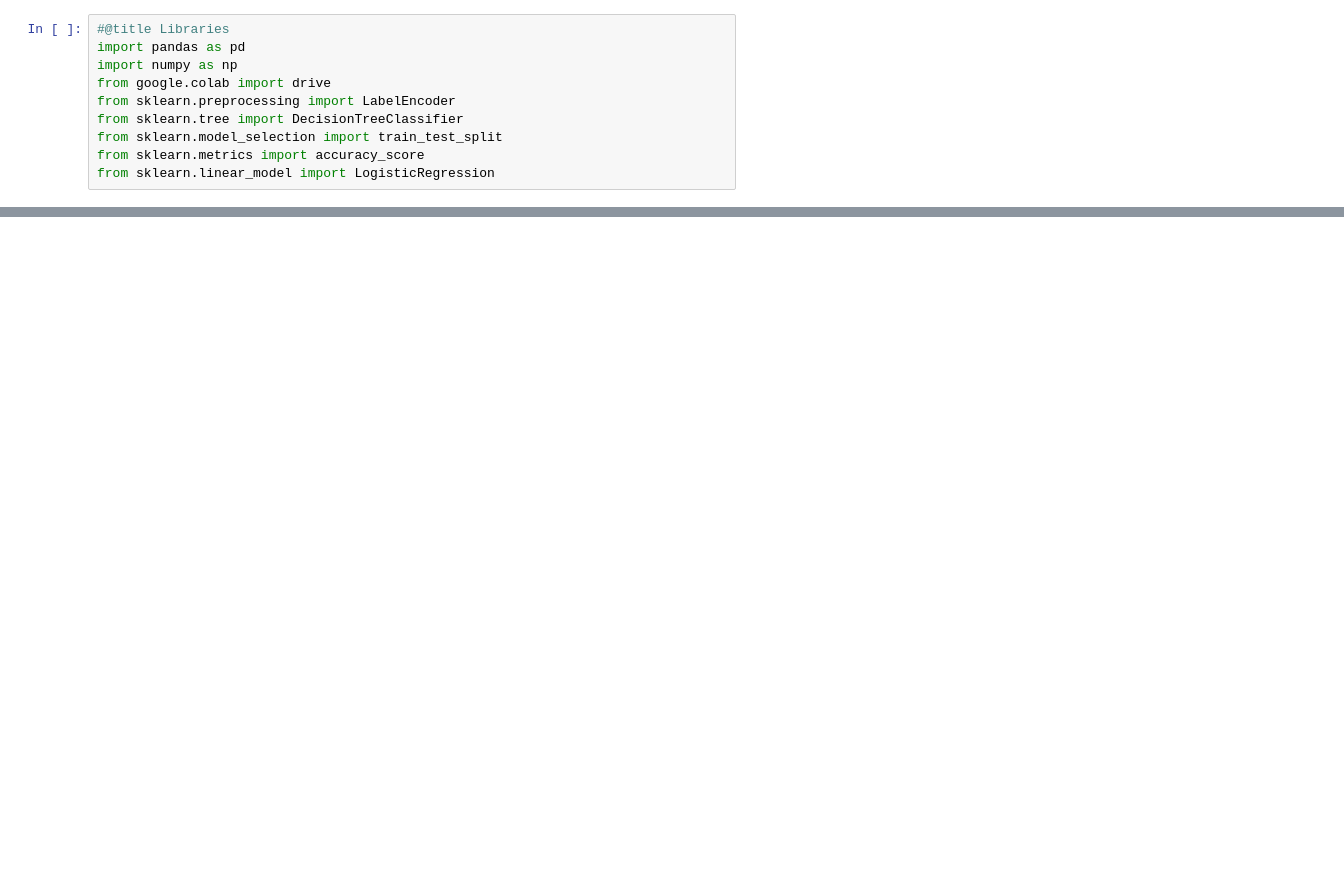
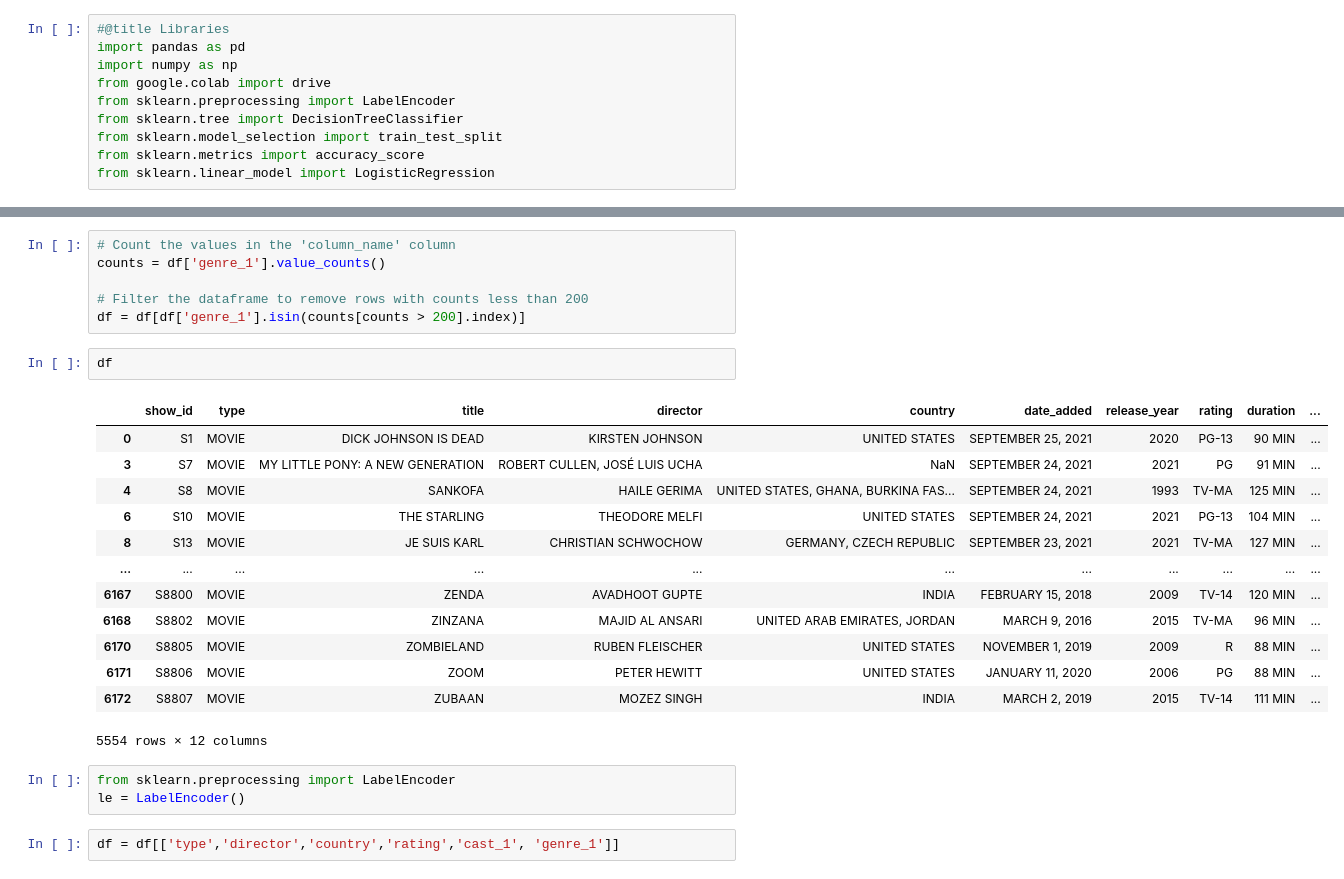
Before and after one commit to akashganesan1/Netflix-Shows-Movies-Genre-Prediction, a Jupyter notebook: Netflix Genre Prediction.ipynb, the cells around one changed output, grey strips where cells are left out. Drawn from its saved outputs; the diff is of its cells as text; blank space fills up the shorter version.

```diff
--- a/Netflix Genre Prediction.ipynb
+++ b/Netflix Genre Prediction.ipynb
@@ -39,0 +194,27 @@ df
+# %%
+# Count the values in the 'column_name' column
+counts = df['genre_1'].value_counts()
+
+# Filter the dataframe to remove rows with counts less than 200
+df = df[df['genre_1'].isin(counts[counts > 200].index)]
+# %%
+df
+# %% [output]
+|  | show_id | type | title | director | country | date_added | release_year | rating | duration | ... |
+| 0 | S1 | MOVIE | DICK JOHNSON IS DEAD | KIRSTEN JOHNSON | UNITED STATES | SEPTEMBER 25, 2021 | 2020 | PG-13 | 90 MIN | ... |
+| 3 | S7 | MOVIE | MY LITTLE PONY: A NEW GENERATION | ROBERT CULLEN, JOSÉ LUIS UCHA | NaN | SEPTEMBER 24, 2021 | 2021 | PG | 91 MIN | ... |
+| 4 | S8 | MOVIE | SANKOFA | HAILE GERIMA | UNITED STATES, GHANA, BURKINA FAS... | SEPTEMBER 24, 2021 | 1993 | TV-MA | 125 MIN | ... |
+| 6 | S10 | MOVIE | THE STARLING | THEODORE MELFI | UNITED STATES | SEPTEMBER 24, 2021 | 2021 | PG-13 | 104 MIN | ... |
+| 8 | S13 | MOVIE | JE SUIS KARL | CHRISTIAN SCHWOCHOW | GERMANY, CZECH REPUBLIC | SEPTEMBER 23, 2021 | 2021 | TV-MA | 127 MIN | ... |
+| ... | ... | ... | ... | ... | ... | ... | ... | ... | ... | ... |
+| 6167 | S8800 | MOVIE | ZENDA | AVADHOOT GUPTE | INDIA | FEBRUARY 15, 2018 | 2009 | TV-14 | 120 MIN | ... |
+| 6168 | S8802 | MOVIE | ZINZANA | MAJID AL ANSARI | UNITED ARAB EMIRATES, JORDAN | MARCH 9, 2016 | 2015 | TV-MA | 96 MIN | ... |
+| 6170 | S8805 | MOVIE | ZOMBIELAND | RUBEN FLEISCHER | UNITED STATES | NOVEMBER 1, 2019 | 2009 | R | 88 MIN | ... |
+| 6171 | S8806 | MOVIE | ZOOM | PETER HEWITT | UNITED STATES | JANUARY 11, 2020 | 2006 | PG | 88 MIN | ... |
+| 6172 | S8807 | MOVIE | ZUBAAN | MOZEZ SINGH | INDIA | MARCH 2, 2019 | 2015 | TV-14 | 111 MIN | ... |
+5554 rows × 12 columns
+# %%
+from sklearn.preprocessing import LabelEncoder
+le = LabelEncoder()
+# %%
+df = df[['type','director','country','rating','cast_1', 'genre_1']]
```
Also changed, not shown: parts of 32 cells of this notebook.
